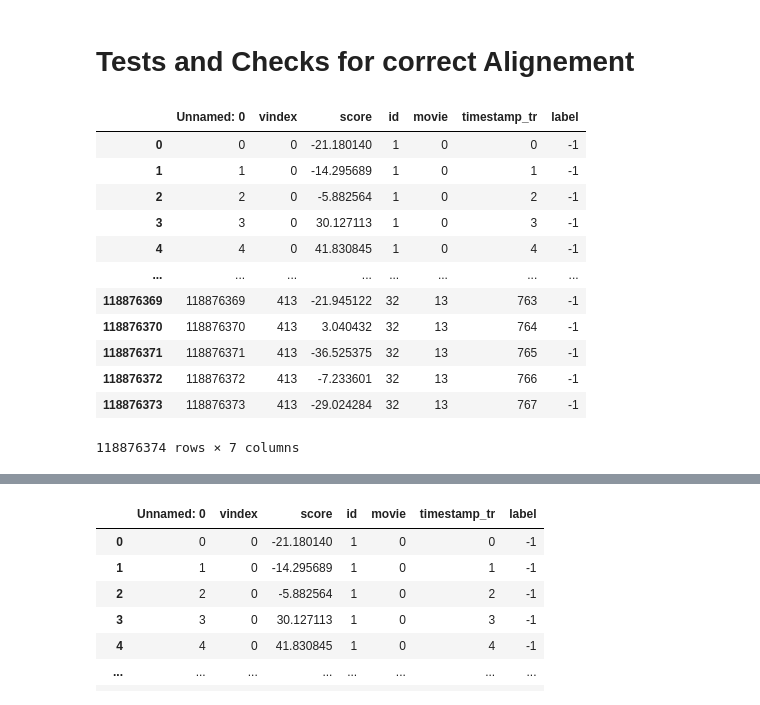
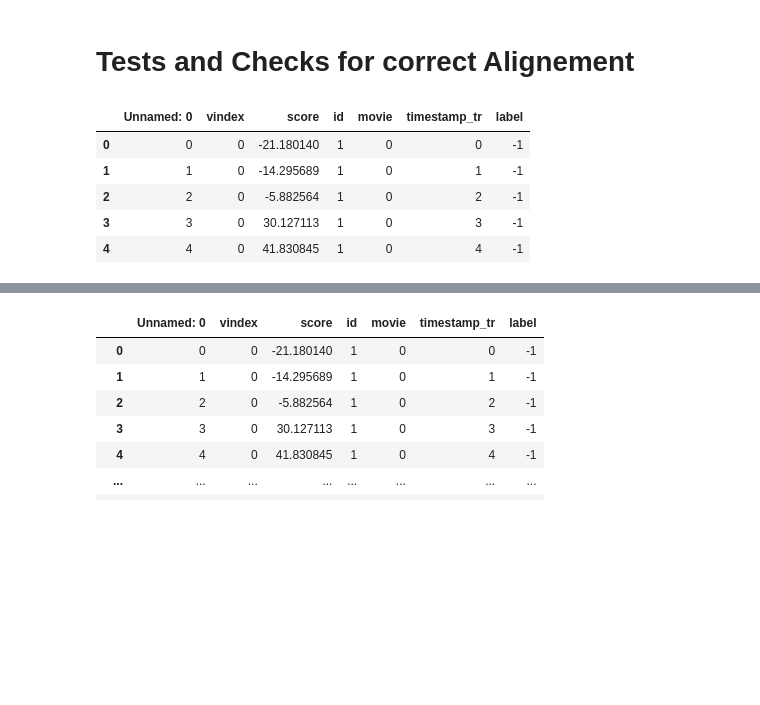
Before and after one commit to CS-433/ml-project-2-zenconvolutionalgraph, a Jupyter notebook: EDA/1_create_dataset.ipynb, the cells around one changed output, grey strips where cells are left out. Drawn from its saved outputs; the diff is of its cells as text; code cells hidden in the pictures; blank space fills up the shorter version.

Commit message:
correct split and label alignement

```diff
--- a/EDA/1_create_dataset.ipynb
+++ b/EDA/1_create_dataset.ipynb
@@ -534,23 +499,14 @@ movies_df_small.to_csv(f"data/processed/all_movies_labelled_{n_emo}_{label_type}
 # %% [markdown]
 # Tests and Checks for correct Alignement
 # %%
-movies_df_loaded = pd.read_csv("data/processed/all_movies_labelled.csv")
-
-
-movies_df_loaded
+movies_df_loaded = pd.read_csv("data/processed/all_movies_labelled_13_single.csv")
+movies_df_loaded.head(5)
 # %% [output]
 |  | Unnamed: 0 | vindex | score | id | movie | timestamp_tr | label |
 | 0 | 0 | 0 | -21.180140 | 1 | 0 | 0 | -1 |
 | 1 | 1 | 0 | -14.295689 | 1 | 0 | 1 | -1 |
 | 2 | 2 | 0 | -5.882564 | 1 | 0 | 2 | -1 |
 | 3 | 3 | 0 | 30.127113 | 1 | 0 | 3 | -1 |
 | 4 | 4 | 0 | 41.830845 | 1 | 0 | 4 | -1 |
-| ... | ... | ... | ... | ... | ... | ... | ... |
-| 118876369 | 118876369 | 413 | -21.945122 | 32 | 13 | 763 | -1 |
-| 118876370 | 118876370 | 413 | 3.040432 | 32 | 13 | 764 | -1 |
-| 118876371 | 118876371 | 413 | -36.525375 | 32 | 13 | 765 | -1 |
-| 118876372 | 118876372 | 413 | -7.233601 | 32 | 13 | 766 | -1 |
-| 118876373 | 118876373 | 413 | -29.024284 | 32 | 13 | 767 | -1 |
-118876374 rows × 7 columns
 # %%
 # let's use after the rain for tets
```
Also changed, not shown: parts of 22 cells of this notebook, 5 other files.
